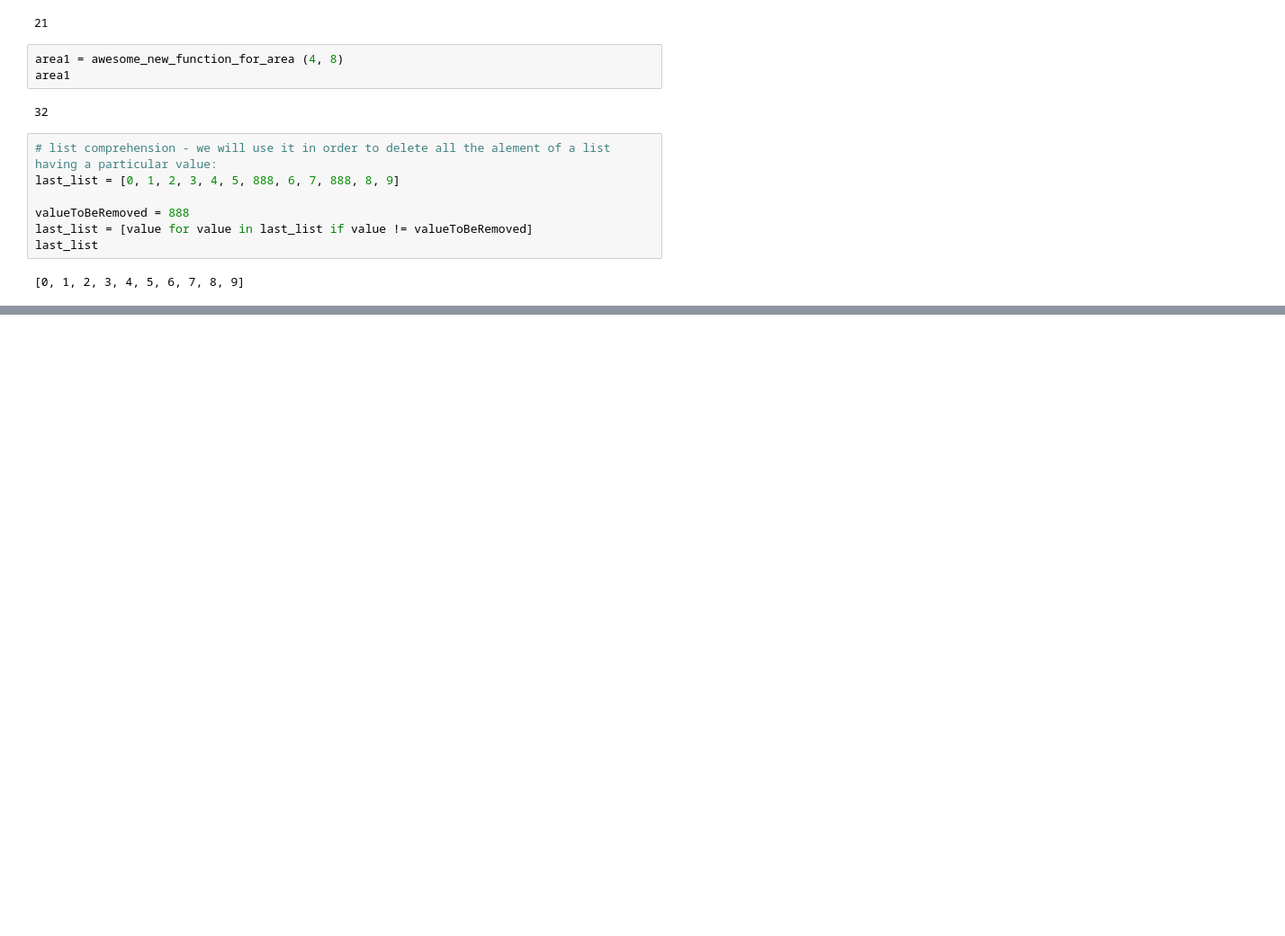
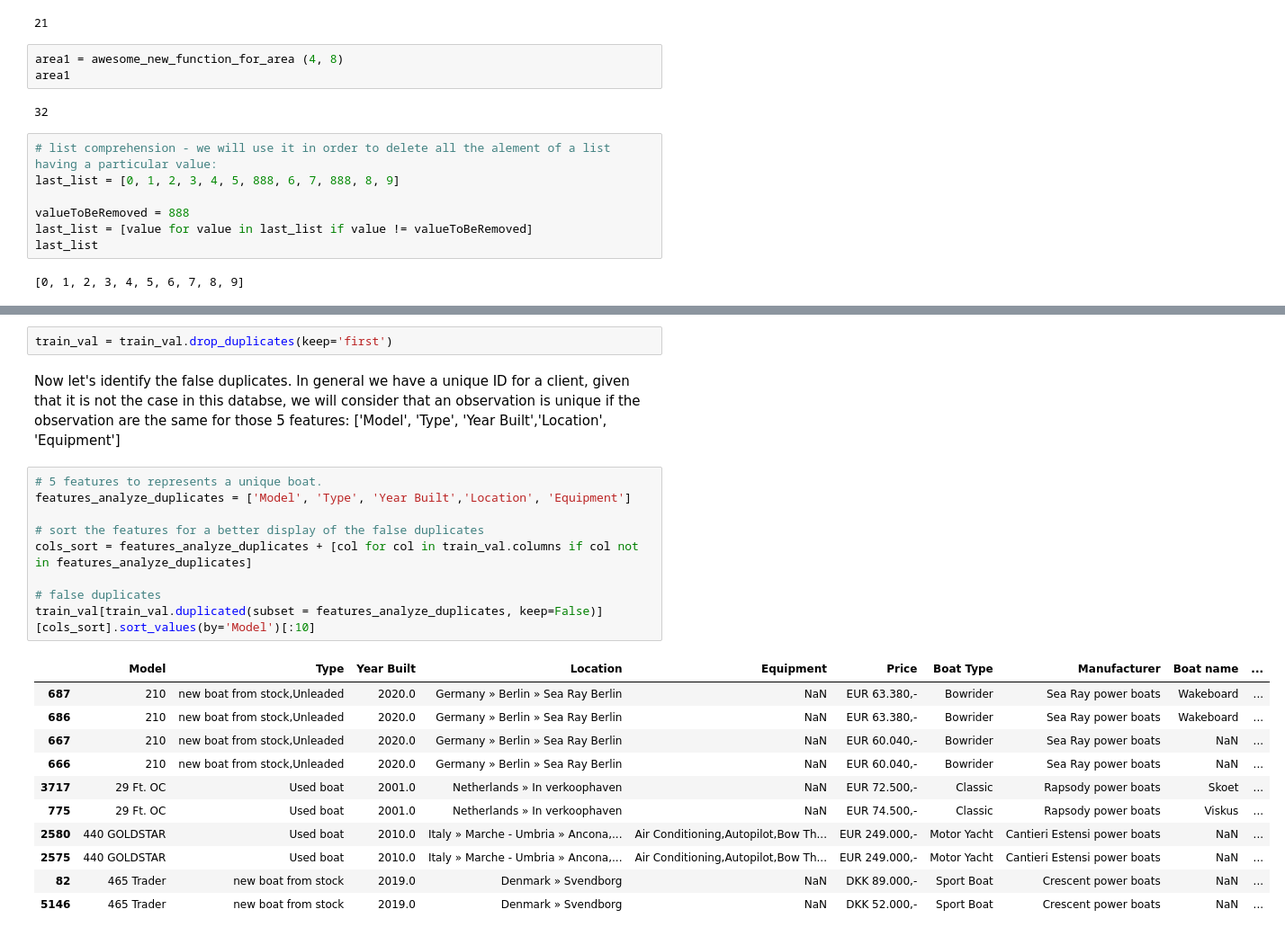
Before and after one commit to SamF543/OVFAcademy, a Jupyter notebook: Untitled0.ipynb, the cells around one changed output, grey strips where cells are left out. Shown at 90% size. Cells and saved outputs as stored; diff of their text form; blank space fills up the shorter version.

```diff
--- a/Untitled0.ipynb
+++ b/Untitled0.ipynb
@@ -179,0 +679,25 @@ last_list
+# %%
+train_val = train_val.drop_duplicates(keep='first')
+# %% [markdown]
+Now let's identify the false duplicates. In general we have a unique ID for a client, given that it is not the case in this databse, we will consider that an observation is unique if the observation are the same for those 5 features: ['Model', 'Type', 'Year Built','Location', 'Equipment']
+# %%
+# 5 features to represents a unique boat.
+features_analyze_duplicates = ['Model', 'Type', 'Year Built','Location', 'Equipment']
+
+# sort the features for a better display of the false duplicates
+cols_sort = features_analyze_duplicates + [col for col in train_val.columns if col not in features_analyze_duplicates]
+
+# false duplicates
+train_val[train_val.duplicated(subset = features_analyze_duplicates, keep=False)][cols_sort].sort_values(by='Model')[:10]
+# %% [output]
+|  | Model | Type | Year Built | Location | Equipment | Price | Boat Type | Manufacturer | Boat name | ... |
+| 687 | 210 | new boat from stock,Unleaded | 2020.0 | Germany » Berlin » Sea Ray Berlin | NaN | EUR 63.380,- | Bowrider | Sea Ray power boats | Wakeboard | ... |
+| 686 | 210 | new boat from stock,Unleaded | 2020.0 | Germany » Berlin » Sea Ray Berlin | NaN | EUR 63.380,- | Bowrider | Sea Ray power boats | Wakeboard | ... |
+| 667 | 210 | new boat from stock,Unleaded | 2020.0 | Germany » Berlin » Sea Ray Berlin | NaN | EUR 60.040,- | Bowrider | Sea Ray power boats | NaN | ... |
+| 666 | 210 | new boat from stock,Unleaded | 2020.0 | Germany » Berlin » Sea Ray Berlin | NaN | EUR 60.040,- | Bowrider | Sea Ray power boats | NaN | ... |
+| 3717 | 29 Ft. OC | Used boat | 2001.0 | Netherlands » In verkoophaven | NaN | EUR 72.500,- | Classic | Rapsody power boats | Skoet | ... |
+| 775 | 29 Ft. OC | Used boat | 2001.0 | Netherlands » In verkoophaven | NaN | EUR 74.500,- | Classic | Rapsody power boats | Viskus | ... |
+| 2580 | 440 GOLDSTAR | Used boat | 2010.0 | Italy » Marche - Umbria » Ancona,... | Air Conditioning,Autopilot,Bow Th... | EUR 249.000,- | Motor Yacht | Cantieri Estensi power boats | NaN | ... |
+| 2575 | 440 GOLDSTAR | Used boat | 2010.0 | Italy » Marche - Umbria » Ancona,... | Air Conditioning,Autopilot,Bow Th... | EUR 249.000,- | Motor Yacht | Cantieri Estensi power boats | NaN | ... |
+| 82 | 465 Trader | new boat from stock | 2019.0 | Denmark » Svendborg | NaN | DKK 89.000,- | Sport Boat | Crescent power boats | NaN | ... |
+| 5146 | 465 Trader | new boat from stock | 2019.0 | Denmark » Svendborg | NaN | DKK 52.000,- | Sport Boat | Crescent power boats | NaN | ... |
```
Also changed, not shown: parts of 39 cells of this notebook.
